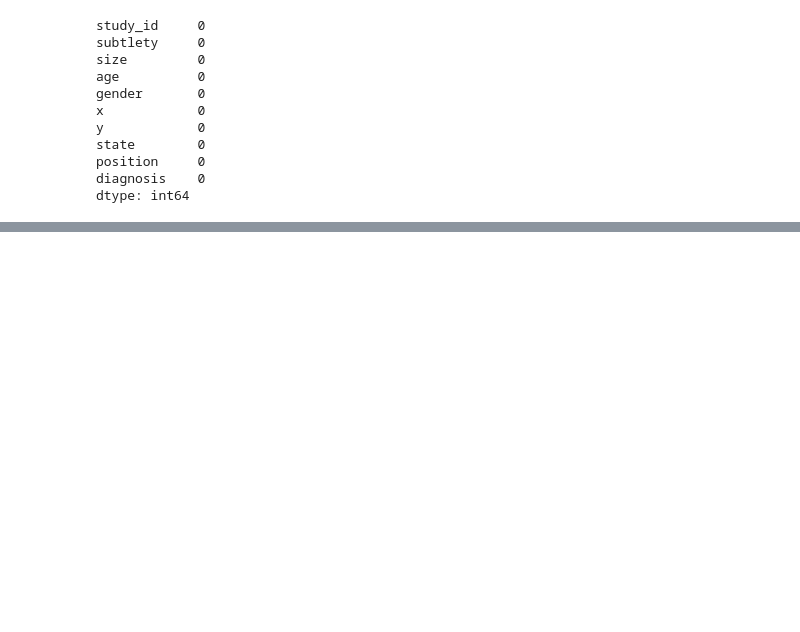
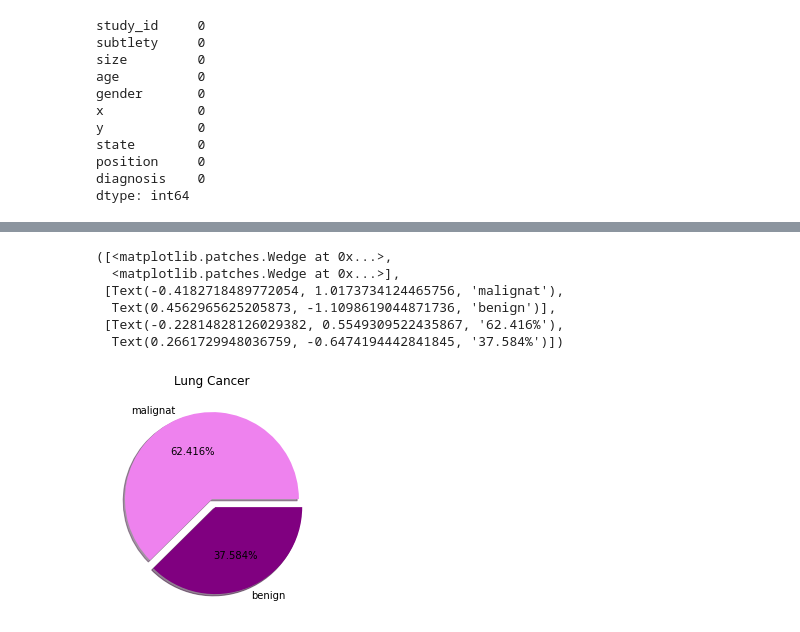
Before and after one commit to noorfatima25/assigment1, a Jupyter notebook: assigment.ipynb, the cells around one changed output, grey strips where cells are left out. Drawn from its saved outputs; the diff is of its cells as text; code cells hidden in the pictures; blank space fills up the shorter version.

```diff
--- a/assigment.ipynb
+++ b/assigment.ipynb
@@ -229 +232,15 @@ df
 247 rows × 10 columns
+# %%
+test=df.groupby("diagnosis")
+a=test.get_group("lung cancer")
+plt.pyplot.title("Lung Cancer")
+plt.pyplot.pie(a['state'].value_counts(),labels=['malignat','benign'],shadow = True,colors = ['violet','purple']
+               ,explode = [0,0.1],autopct ='%1.3f%%' )
+# %% [output]
+([<matplotlib.patches.Wedge at 0x...>,
+  <matplotlib.patches.Wedge at 0x...>],
+ [Text(-0.4182718489772054, 1.0173734124465756, 'malignat'),
+  Text(0.4562965625205873, -1.1098619044871736, 'benign')],
+ [Text(-0.22814828126029382, 0.5549309522435867, '62.416%'),
+  Text(0.2661729948036759, -0.6474194442841845, '37.584%')])
+[figure, added]
```
Also changed, not shown: parts of 76 cells of this notebook.
